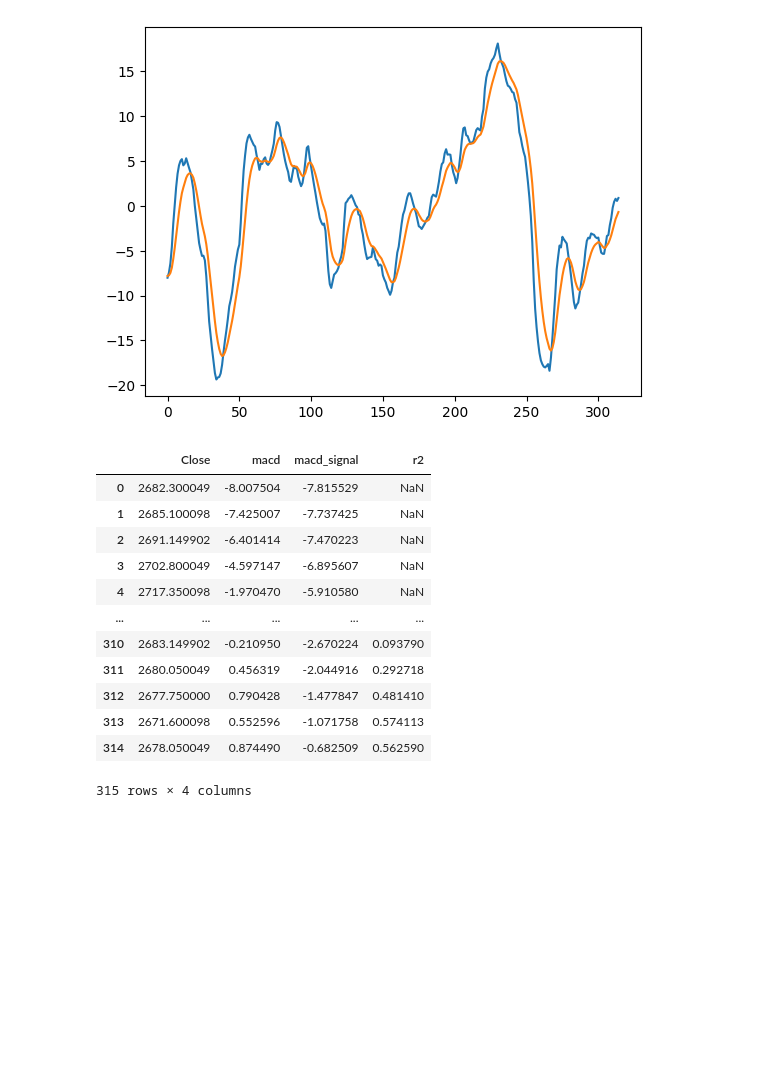
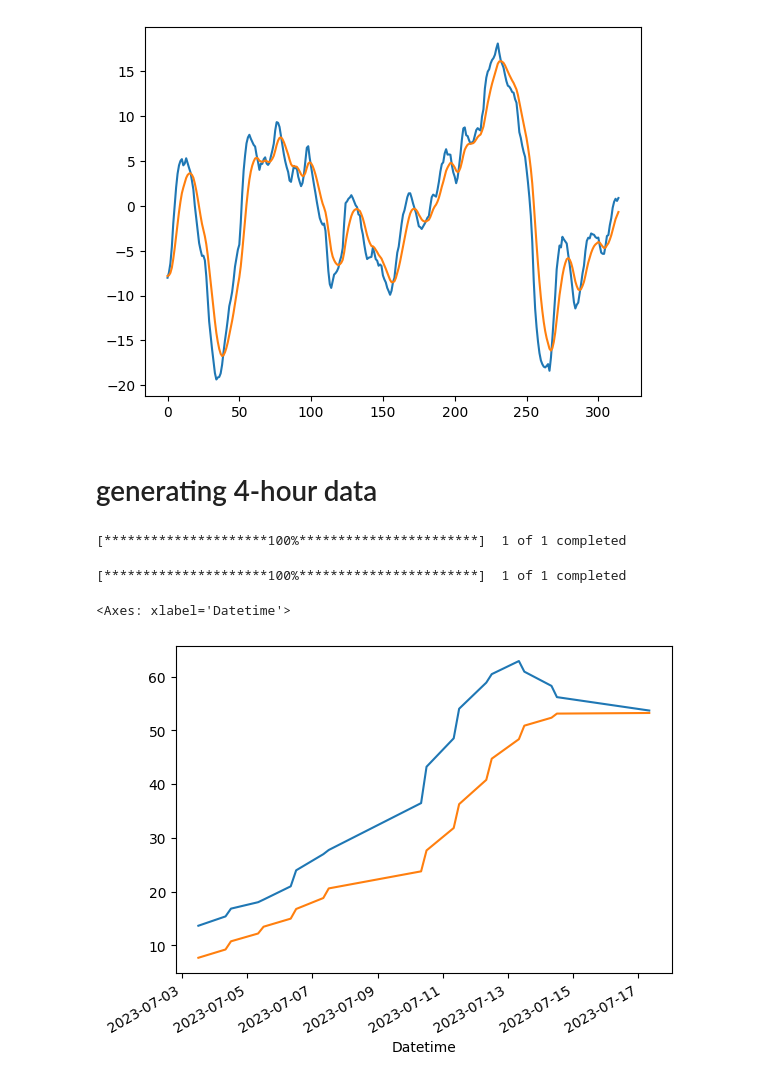
Before and after one commit to innovsm/algorithmic-trading, a Jupyter notebook: stock_recommendation.ipynb, the cells around one changed output. Saved outputs shown, nothing was run; the diff lists cells and outputs as text; code cells hidden in the pictures; blank space fills up the shorter version.

Commit message:
30 min - 4hour

```diff
--- a/stock_recommendation.ipynb
+++ b/stock_recommendation.ipynb
@@ -511,19 +511,34 @@ def calculate_linear_regression_r2(source, length):
     return pd.Series(r2_values, index=source.index)  # Return a Series with R2 values for each value in the series
 # %%
 x['r2'] = calculate_linear_regression_r2(x['Close'],14)
-# %%
-x
-# %% [output]
-|  | Close | macd | macd_signal | r2 |
-| 0 | 2682.300049 | -8.007504 | -7.815529 | NaN |
-| 1 | 2685.100098 | -7.425007 | -7.737425 | NaN |
-| 2 | 2691.149902 | -6.401414 | -7.470223 | NaN |
-| 3 | 2702.800049 | -4.597147 | -6.895607 | NaN |
-| 4 | 2717.350098 | -1.970470 | -5.910580 | NaN |
-| ... | ... | ... | ... | ... |
-| 310 | 2683.149902 | -0.210950 | -2.670224 | 0.093790 |
-| 311 | 2680.050049 | 0.456319 | -2.044916 | 0.292718 |
-| 312 | 2677.750000 | 0.790428 | -1.477847 | 0.481410 |
-| 313 | 2671.600098 | 0.552596 | -1.071758 | 0.574113 |
-| 314 | 2678.050049 | 0.874490 | -0.682509 | 0.562590 |
-315 rows × 4 columns
+# %% [markdown]
+<h1> generating 4-hour data </h1>
+# %%
+data_1 = yf.download("RELIANCE.NS", period="60d", interval="60m")
+# %% [output]
+[*********************100%***********************]  1 of 1 completed
+# %%
+import yfinance as yf
+
+# Download the 60-minute data
+data_1 = yf.download("RELIANCE.NS", period="60d", interval="60m")
+columns = ['Open', 'High', 'Low', 'Close', 'Adj Close', 'Volume']
+
+# Resample the data to 4-hour intervals
+data_4h = data_1.resample('4H').agg({'Open': 'first','High': 'max','Low': 'min','Close': 'last','Adj Close': 'last','Volume': 'sum'})
+
+# Remove any rows with missing values
+data_4h = data_4h.dropna()
+
+# Print the resampled data
+# %% [output]
+[*********************100%***********************]  1 of 1 completed
+# %%
+data_macd = ta.trend.MACD(data_4h['Close']).macd()  # type: ignore
+data_macdsignal = ta.trend.MACD(data_4h['Close']).macd_signal()  # type: ignore
+# %%
+data_macd.tail(20).plot()
+data_macdsignal.tail(20).plot()
+# %% [output]
+<Axes: xlabel='Datetime'>
+[figure, added]
```
Also changed, not shown: 1 other file.
